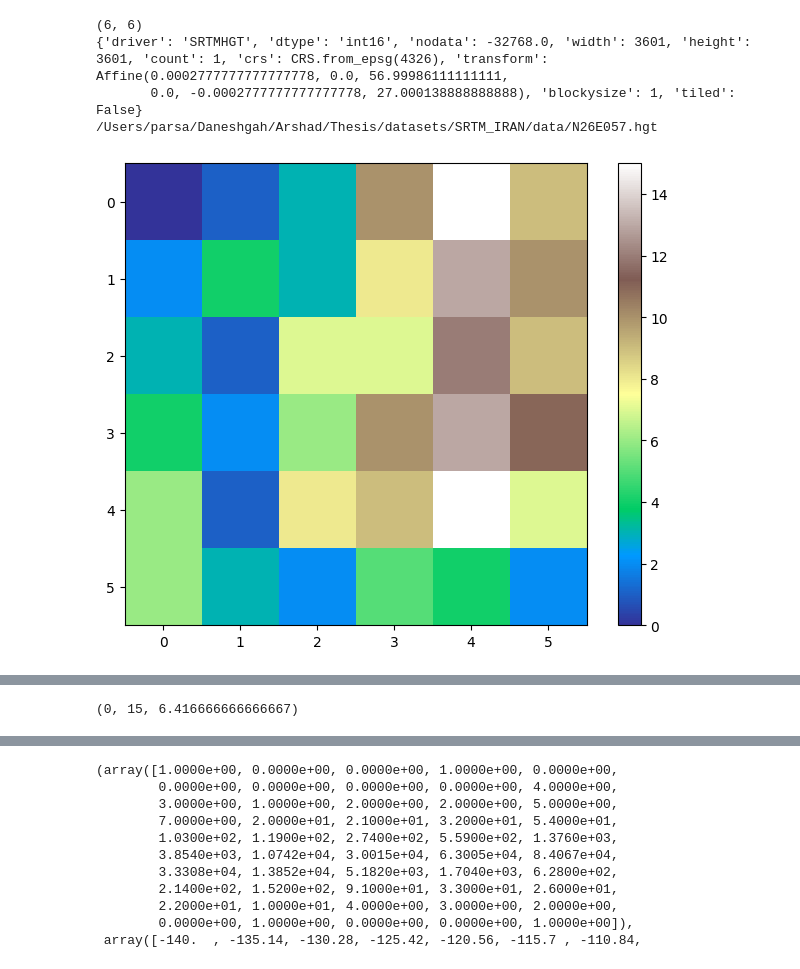
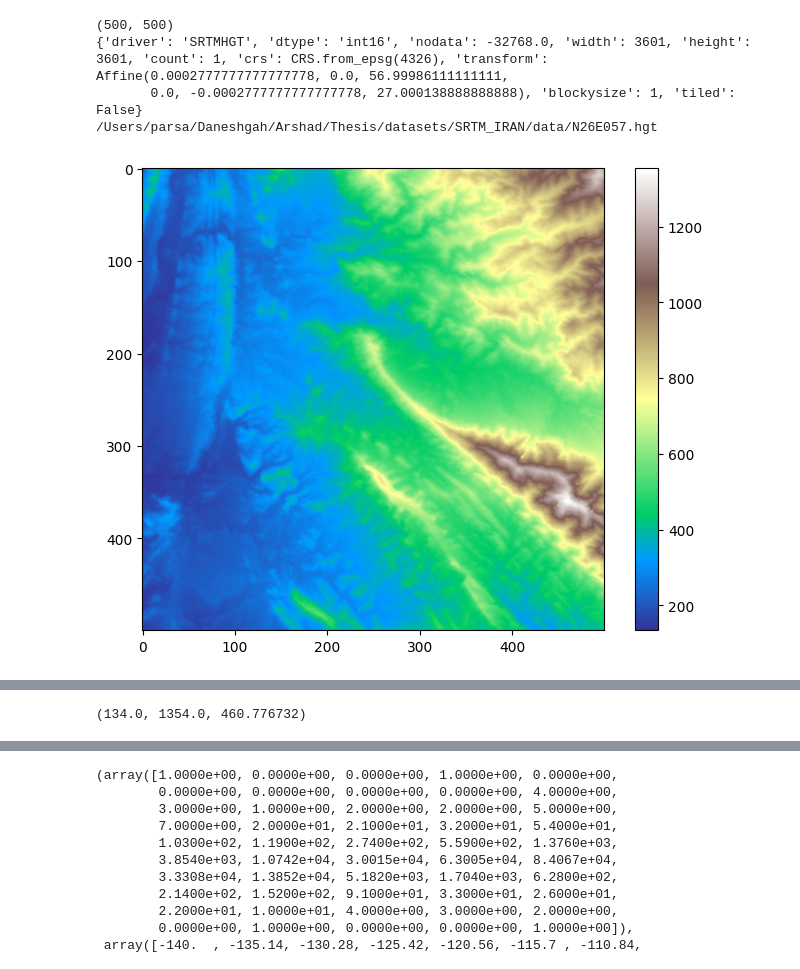
Before and after one commit to parsadaj/WaveFunctionCollapse, a Jupyter notebook: terrain_wfc.ipynb, the cells around one changed output, grey strips where cells are left out. Drawn from its saved outputs; the diff is of its cells as text; code cells hidden in the pictures.

```diff
--- a/terrain_wfc.ipynb
+++ b/terrain_wfc.ipynb
@@ -74,40 +15,42 @@ def read_hgt(filename):
 # sample_data_path = data_paths[0]
 
 # # Load the image
 # sample_data = iio.imread(sample_data_path, mode='I')[400:500, 400:500]  # 'I' mode ensures reading as uint16
 # print(sample_data.dtype)  # This should print 'uint16'
 
 # # Load the image
 # sample_data = cv2.imread(sample_data_path, cv2.IMREAD_UNCHANGED)
 # print(sample_data.dtype)  # This should print 'uint16'
 
 i = 15
 dataset_dir = "/Users/parsa/Daneshgah/Arshad/Thesis/datasets/SRTM_IRAN/data/"
 data_paths = sorted(glob.glob(os.path.join(dataset_dir, "*.hgt")))
 sample_data_path = data_paths[i]
 
 with rasterio.open(sample_data_path) as src:
     sample_data = src.read(1)[2500:3000, 1500:2000].astype(float)  # Read the first (and only) band
     profile = src.profile  # Get metadata such as CRS, transform, etc.
 
-sample_data = np.array([
-    [0, 1, 3, 10, 15, 9],
-    [2, 4, 3, 8, 13, 10],
-    [3, 1, 7, 7, 12, 9],
-    [4, 2, 6, 10, 13, 11],
-    [6, 1, 8, 9, 15, 7],
-    [6, 3, 2, 5, 4, 2,]]
-)
+# sample_data = np.array([
+#     [0, 1, 3, 10, 15, 9],
+#     [2, 4, 3, 8, 13, 10],
+#     [3, 1, 7, 7, 12, 9],
+#     [4, 2, 6, 10, 13, 11],
+#     [6, 1, 8, 9, 15, 7],
+#     [6, 3, 2, 5, 4, 2,]]
+# )
 print(sample_data.shape)
 print(profile)
 
 
 print(sample_data_path)
 visualize_terrain(sample_data)
+visualize_3d_terrain(sample_data)
 # sns.heatmap(sample_data, annot=True, cmap='terrain')
+sample_data.min(), sample_data.max(), sample_data.mean()
 # %% [output]
-(6, 6)
+(500, 500)
 {'driver': 'SRTMHGT', 'dtype': 'int16', 'nodata': -32768.0, 'width': 3601, 'height': 3601, 'count': 1, 'crs': CRS.from_epsg(4326), 'transform': Affine(0.0002777777777777778, 0.0, 56.99986111111111,
        0.0, -0.0002777777777777778, 27.000138888888888), 'blockysize': 1, 'tiled': False}
 /Users/parsa/Daneshgah/Arshad/Thesis/datasets/SRTM_IRAN/data/N26E057.hgt
-[figure, old version]
+[figure, new version]
@@ -114,4 +58 @@ visualize_terrain(sample_data)
+(134.0, 1354.0, 460.776732)
-# %%
-sample_data.min(), sample_data.max(), sample_data.mean()
-# %% [output]
-(0, 15, 6.416666666666667)
```
Also changed, not shown: parts of 14 cells of this notebook, 2 other files.
